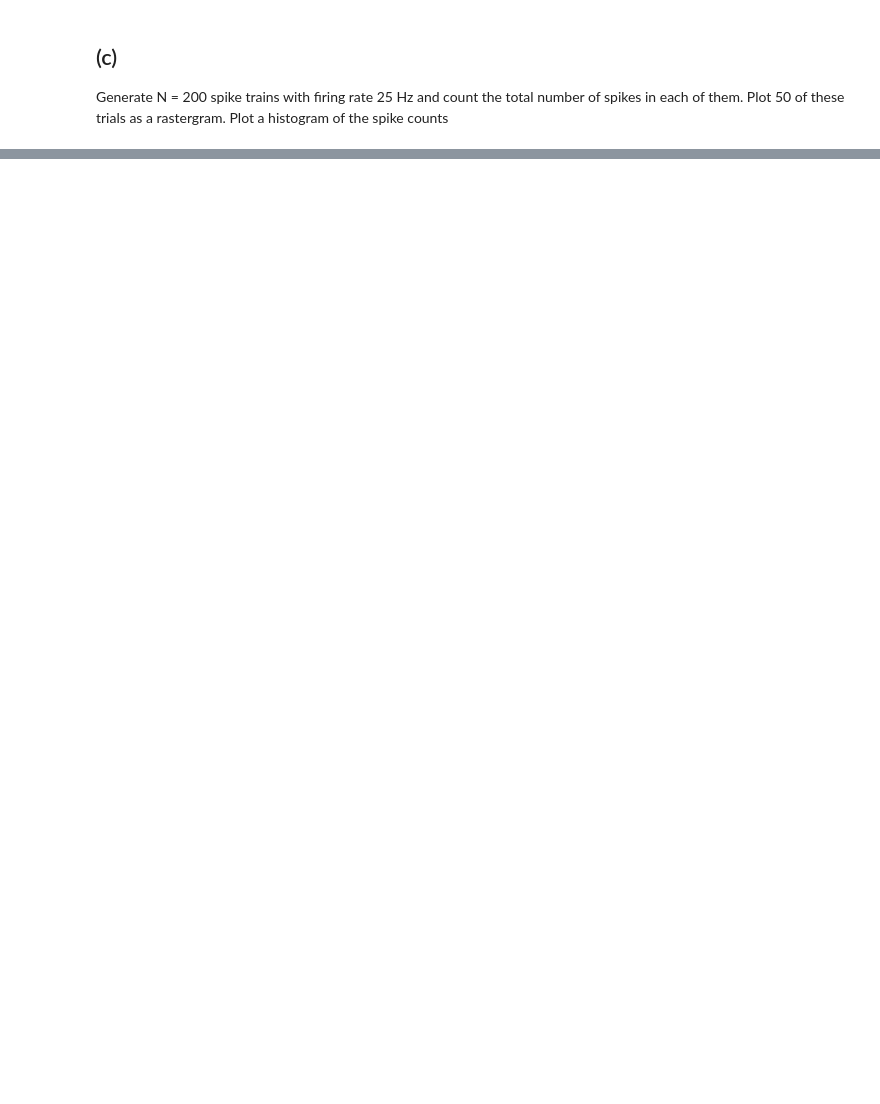
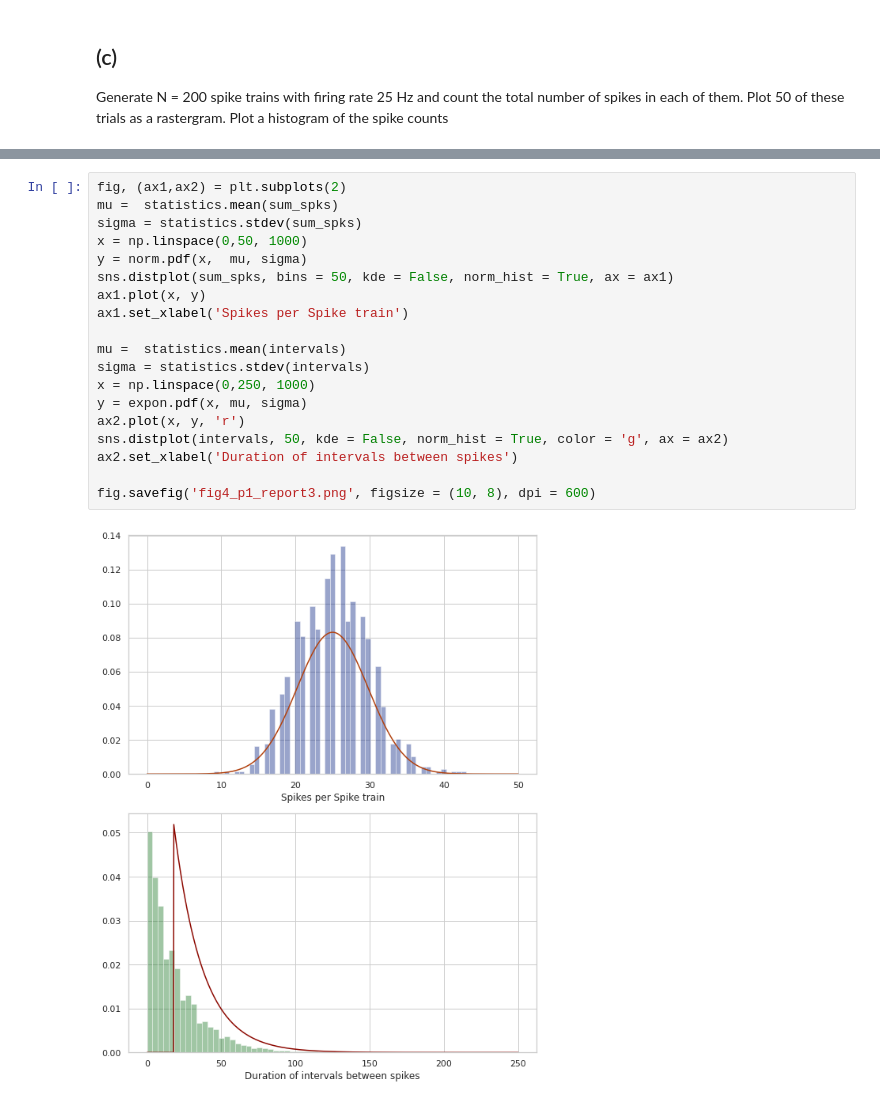
Before and after one commit to Nicobruno92/MOD201-Computational-Neuroscience, a Jupyter notebook: Problem 3/Problem set 3 - Problem 1.ipynb, the cells around one changed output, grey strips where cells are left out. Drawn from its saved outputs; the diff is of its cells as text; blank space fills up the shorter version.

```diff
--- a/Problem 3/Problem set 3 - Problem 1.ipynb
+++ b/Problem 3/Problem set 3 - Problem 1.ipynb
@@ -105,0 +135,21 @@ plt.show()
+# %%
+fig, (ax1,ax2) = plt.subplots(2)
+mu =  statistics.mean(sum_spks)
+sigma = statistics.stdev(sum_spks)
+x = np.linspace(0,50, 1000)
+y = norm.pdf(x,  mu, sigma)
+sns.distplot(sum_spks, bins = 50, kde = False, norm_hist = True, ax = ax1)
+ax1.plot(x, y)
+ax1.set_xlabel('Spikes per Spike train')
+
+mu =  statistics.mean(intervals)
+sigma = statistics.stdev(intervals)
+x = np.linspace(0,250, 1000)
+y = expon.pdf(x, mu, sigma)
+ax2.plot(x, y, 'r')
+sns.distplot(intervals, 50, kde = False, norm_hist = True, color = 'g', ax = ax2)
+ax2.set_xlabel('Duration of intervals between spikes')
+
+fig.savefig('fig4_p1_report3.png', figsize = (10, 8), dpi = 600)
+# %% [output]
+[figure, added]
```
Also changed, not shown: parts of 11 cells of this notebook.
